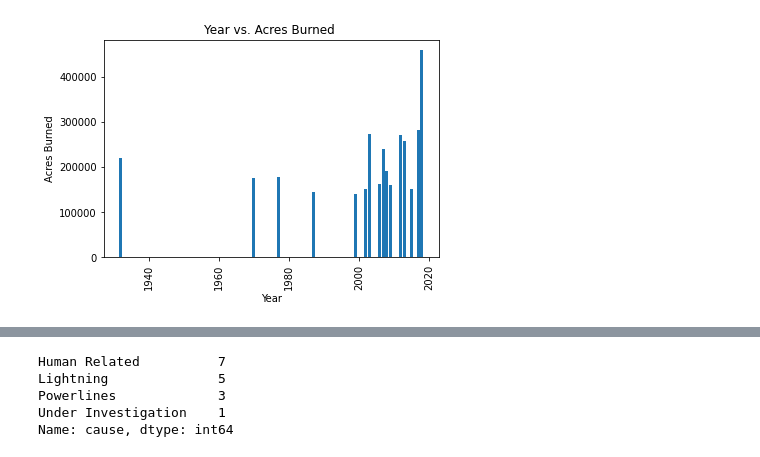
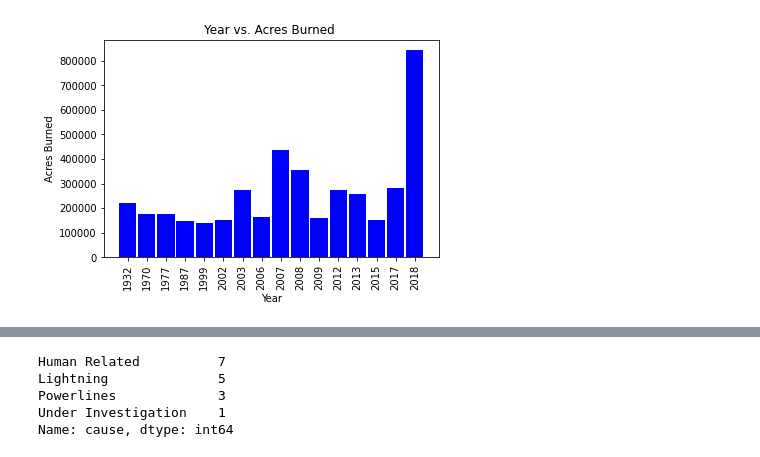
Before and after one commit to roborgain1/California-Wildfires-and-Climate-Change, a Jupyter notebook: largest_fires_jrm.ipynb, the cells around one changed output, grey strips where cells are left out. Saved outputs shown, nothing was run; the diff lists cells and outputs as text; code cells hidden in the pictures.

Commit message:
largest_fires_update

```diff
--- a/largest_fires_jrm.ipynb
+++ b/largest_fires_jrm.ipynb
@@ -27,0 +38,3 @@ top_20_fires_df.head()
+# %%
+largest_fires = top_20_fires_df.groupby(['year'])['acres'].sum().reset_index()
+largest_fires
@@ -28,16 +59,16 @@ top_20_fires_df.head()
 # %%
-x_axis = top_20_fires_df['year']
-y_axis = top_20_fires_df['acres']
+x_axis = largest_fires['year'].astype(str)
+y_axis = largest_fires['acres']
 
 # making a scatter plot
-plt.bar(x_axis, y_axis, width=0.90)
+plt.bar(x_axis, y_axis, width=0.90, color='blue')
 plt.xticks(rotation=90)
 
 
 # giving the name to the x and y label
 plt.title('Year vs. Acres Burned ')
 plt.xlabel('Year')
 plt.ylabel('Acres Burned')
 plt.savefig('years_vs_acresburned_all.png')
 # %% [output]
-[figure, old version]
+[figure, new version]
```
Also changed, not shown: parts of 17 cells of this notebook, 6 other files.
